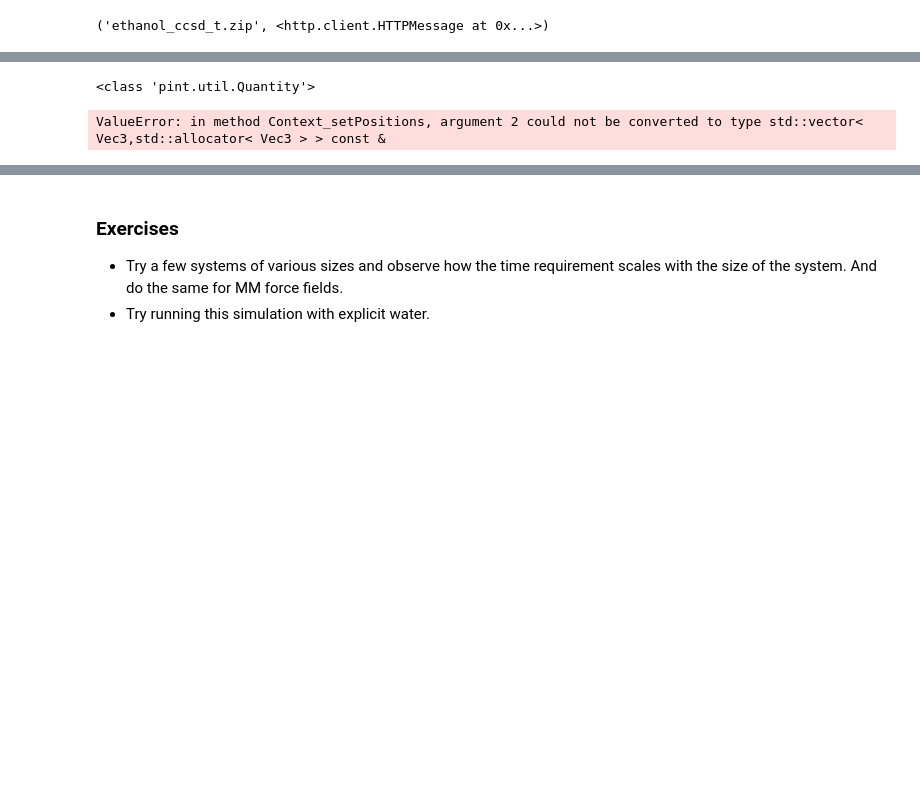
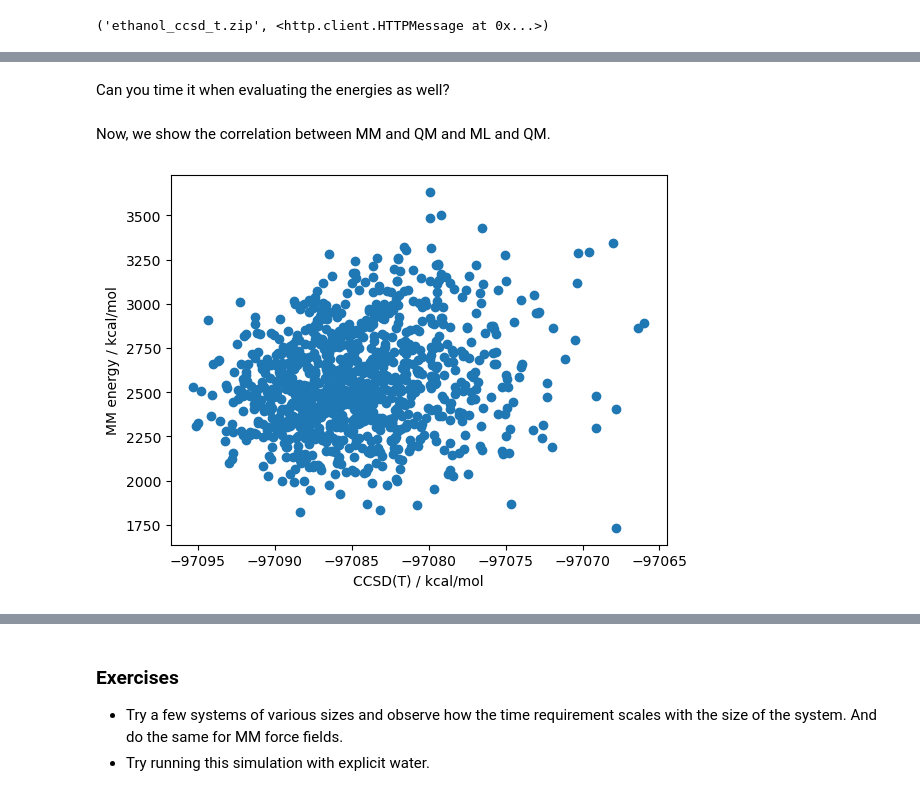
Before and after one commit to sukritsingh/compchem-class, a Jupyter notebook: ml.ipynb, the cells around one changed output, grey strips where cells are left out. Saved outputs shown, nothing was run; the diff lists cells and outputs as text; code cells hidden in the pictures; blank space fills up the shorter version.

```diff
--- a/ml.ipynb
+++ b/ml.ipynb
@@ -104,5 +112,5 @@ molecule = Molecule.from_smiles('CCO')
 # %%
 for idx in range(len(data["R"])):
     molecule.add_conformer(
-        data["R"][0] * unit.angstrom
+        data["R"][idx] * unit.angstrom
     )
@@ -109,4 +119,7 @@ for idx in range(len(data["R"])):
 # %%
+#NOTE:HIDDEN
 from openff.toolkit.typing.engines.smirnoff import ForceField
 forcefield = ForceField('openff-1.0.0.offxml')
-system = forcefield.create_openmm_system(molecule.to_topology())
+potential = MLPotential('ani2x')
+system_mm = forcefield.create_openmm_system(molecule.to_topology())
+system_ml = potential.createSystem(molecule.to_topology().to_openmm())
@@ -113,13 +132,20 @@ system = forcefield.create_openmm_system(molecule.to_topology())
 # %%
-integrator = openmm.LangevinIntegrator(
-    300*unit.kelvin,
-    1.0/unit.picoseconds,
-    2.0*unit.femtoseconds,
-)
-simulation = app.Simulation(molecule.to_topology(), system, integrator)
-for idx in range(len(molecule.conformers)):
-    molecule.conformers[idx]
-    simulation.context.setPositions(molecule.conformers[idx])
+#NOTE:HIDDEN
+def get_energies(system):
+    energies = []
+    integrator = openmm.LangevinIntegrator(
+        300*unit.kelvin,
+        1.0/unit.picoseconds,
+        2.0*unit.femtoseconds,
+    )
+    simulation = app.Simulation(molecule.to_topology(), system, integrator)
+    for idx in range(len(molecule.conformers)):
+        molecule.conformers[idx]
+        simulation.context.setPositions(
+            openmm.unit.angstrom * molecule._conformers[idx].magnitude
+        )
+        energy = simulation.context.getState(getEnergy=True).getPotentialEnergy()
+        energies.append(energy._value)
+    return energies
-# %% [output]
-<class 'pint.util.Quantity'>
-ValueError: in method Context_setPositions, argument 2 could not be converted to type std::vector< Vec3,std::allocator< Vec3 > > const &
+# %% [markdown]
+Can you time it when evaluating the energies as well?
@@ -125,0 +155,15 @@ ValueError: in method Context_setPositions, argument 2 could not be converted to
+# %%
+#NOTE:HIDDEN
+energies_mm = get_energies(system_mm)
+# %% [markdown]
+Now, we show the correlation between MM and QM and ML and QM.
+# %%
+plt.scatter(
+    data["E"],
+    energies_mm,
+)
+plt.xlabel("CCSD(T) / kcal/mol")
+plt.ylabel("MM energy / kcal/mol")
+plt.show()
+# %% [output]
+[figure, added]
```
Also changed, not shown: parts of 13 cells of this notebook.
